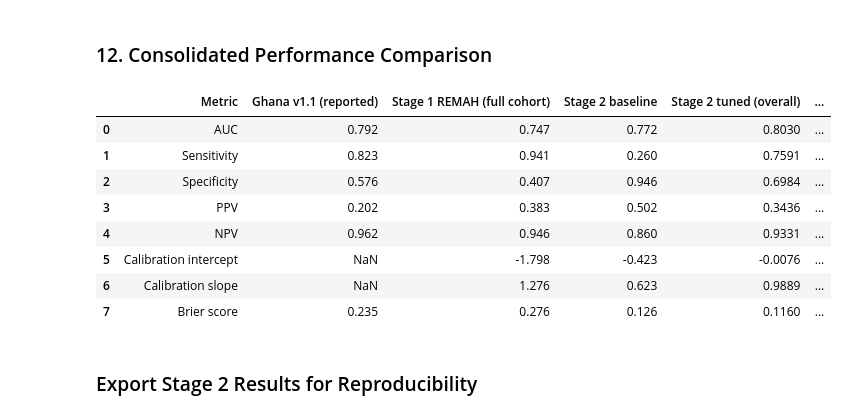
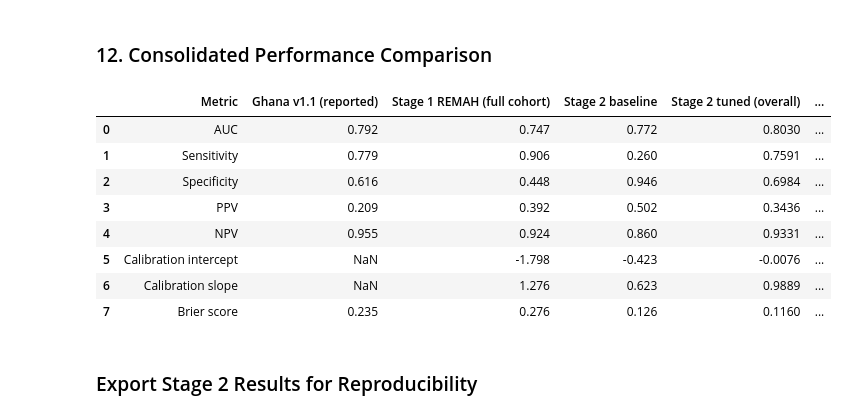
Before and after one commit to Phawazz/HyperSense, a Jupyter notebook: HyperSense v1.2/02_regional_adaptatbility.ipynb, the cells around one changed output. Saved outputs shown, nothing was run; the diff lists cells and outputs as text; code cells hidden in the pictures.

```diff
--- a/HyperSense v1.2/02_regional_adaptatbility.ipynb
+++ b/HyperSense v1.2/02_regional_adaptatbility.ipynb
@@ -915,10 +915,10 @@ display(final_results.round(4))
 
 ghana_v11 = {
     "AUC": 0.792,
-    "Sensitivity": 0.823,
-    "Specificity": 0.576,
-    "PPV": 0.202,
-    "NPV": 0.962,
+    "Sensitivity": 0.779,
+    "Specificity": 0.616,
+    "PPV": 0.209,
+    "NPV": 0.955,
     "Calibration intercept": np.nan,
     "Calibration slope": np.nan,
     "Brier score": 0.235
@@ -932,10 +932,10 @@ ghana_v11 = {
 
 remah_stage1 = {
     "AUC": 0.747,
-    "Sensitivity": 0.941,
-    "Specificity": 0.407,
-    "PPV": 0.383,
-    "NPV": 0.946,
+    "Sensitivity": 0.906,
+    "Specificity": 0.448,
+    "PPV": 0.392,
+    "NPV": 0.924,
     "Calibration intercept": -1.798,
     "Calibration slope": 1.276,
     "Brier score": 0.276
@@ -1061,37 +1061,37 @@ comparison = pd.DataFrame({
         stage2_tuned_overall["Calibration intercept"],
         stage2_tuned_overall["Calibration slope"],
         stage2_tuned_overall["Brier score"]
     ],
     "Stage 2 tuned (Ghana)": [
         stage2_tuned_ghana["AUC"],
         stage2_tuned_ghana["Sensitivity"],
         stage2_tuned_ghana["Specificity"],
         stage2_tuned_ghana["PPV"],
         stage2_tuned_ghana["NPV"],
         stage2_tuned_ghana["Calibration intercept"],
         stage2_tuned_ghana["Calibration slope"],
         stage2_tuned_ghana["Brier score"]
     ],
     "Stage 2 tuned (Nigeria)": [
         stage2_tuned_nigeria["AUC"],
         stage2_tuned_nigeria["Sensitivity"],
         stage2_tuned_nigeria["Specificity"],
         stage2_tuned_nigeria["PPV"],
         stage2_tuned_nigeria["NPV"],
         stage2_tuned_nigeria["Calibration intercept"],
         stage2_tuned_nigeria["Calibration slope"],
         stage2_tuned_nigeria["Brier score"]
     ]
 })
 
 display(comparison.round(4))
 # %% [output]
 |  | Metric | Ghana v1.1 (reported) | Stage 1 REMAH (full cohort) | Stage 2 baseline | Stage 2 tuned (overall) | ... |
 | 0 | AUC | 0.792 | 0.747 | 0.772 | 0.8030 | ... |
-| 1 | Sensitivity | 0.823 | 0.941 | 0.260 | 0.7591 | ... |
-| 2 | Specificity | 0.576 | 0.407 | 0.946 | 0.6984 | ... |
-| 3 | PPV | 0.202 | 0.383 | 0.502 | 0.3436 | ... |
-| 4 | NPV | 0.962 | 0.946 | 0.860 | 0.9331 | ... |
+| 1 | Sensitivity | 0.779 | 0.906 | 0.260 | 0.7591 | ... |
+| 2 | Specificity | 0.616 | 0.448 | 0.946 | 0.6984 | ... |
+| 3 | PPV | 0.209 | 0.392 | 0.502 | 0.3436 | ... |
+| 4 | NPV | 0.955 | 0.924 | 0.860 | 0.9331 | ... |
 | 5 | Calibration intercept | NaN | -1.798 | -0.423 | -0.0076 | ... |
 | 6 | Calibration slope | NaN | 1.276 | 0.623 | 0.9889 | ... |
 | 7 | Brier score | 0.235 | 0.276 | 0.126 | 0.1160 | ... |
```
Also changed, not shown: parts of 2 cells of this notebook, 1 other file.
